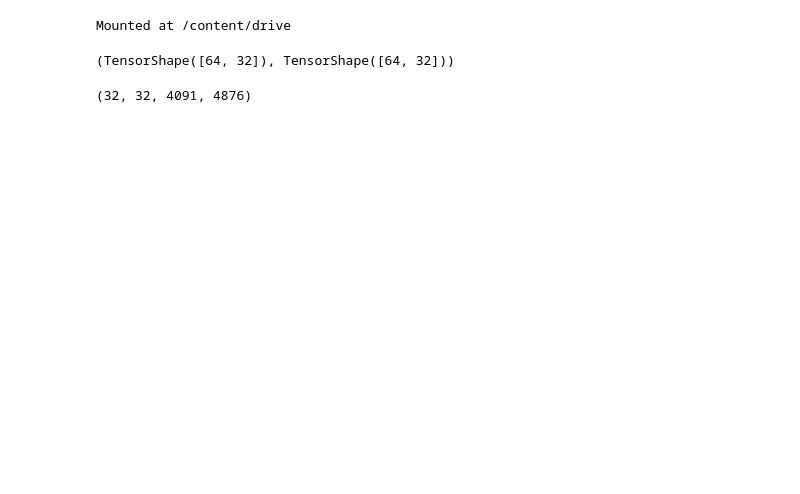
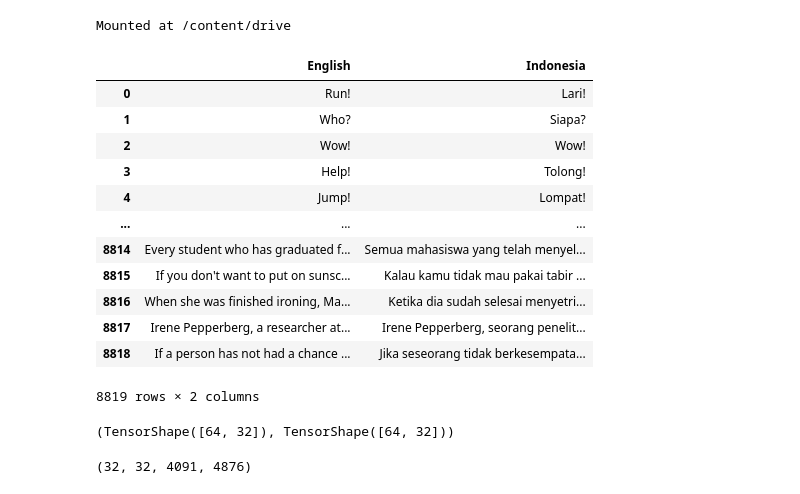
Before and after one commit to bangkit-team/IOH-chat-app, a Jupyter notebook: Machine Learning/code/translation/translator.ipynb, the cells around one changed output. Saved outputs shown, nothing was run; the diff lists cells and outputs as text; code cells hidden in the pictures; blank space fills up the shorter version.

```diff
--- a/Machine Learning/code/translation/translator.ipynb
+++ b/Machine Learning/code/translation/translator.ipynb
@@ -28,5 +27,24 @@ git_url = "https://github.com/bangkit-team/IOH-chat-app.git"
 if not os.path.exists(git_dir):
   subprocess.call(["git", "clone", git_url])
 # %%
-filedir = "/content/IOH-chat-app/Machine Learning/datasets/translation/result/eng-ind.csv" # #if use colab
-# filedir = "../..//datasets/translate sentence/result/eng-ind.csv" #if use local env
+filedir1 = "/content/IOH-chat-app/Machine Learning/datasets/translation/result/eng-ind.csv" # #if use colab
+# filedir2 = "/content/IOH-chat-app/Machine Learning/datasets/spam/emails.csv" # #if use colab
+# filedir = "../../datasets/translate sentence/result/eng-ind.csv" #if use local env
+# filedir = "../../datasets/spam/emails.csv" #if use local env
+# %%
+df = pd.read_csv(filedir1)
+df
+# %% [output]
+|  | English | Indonesia |
+| 0 | Run! | Lari! |
+| 1 | Who? | Siapa? |
+| 2 | Wow! | Wow! |
+| 3 | Help! | Tolong! |
+| 4 | Jump! | Lompat! |
+| ... | ... | ... |
+| 8814 | Every student who has graduated f... | Semua mahasiswa yang telah menyel... |
+| 8815 | If you don't want to put on sunsc... | Kalau kamu tidak mau pakai tabir ... |
+| 8816 | When she was finished ironing, Ma... | Ketika dia sudah selesai menyetri... |
+| 8817 | Irene Pepperberg, a researcher at... | Irene Pepperberg, seorang penelit... |
+| 8818 | If a person has not had a chance ... | Jika seseorang tidak berkesempata... |
+8819 rows × 2 columns
```
Also changed, not shown: parts of 20 cells of this notebook.
